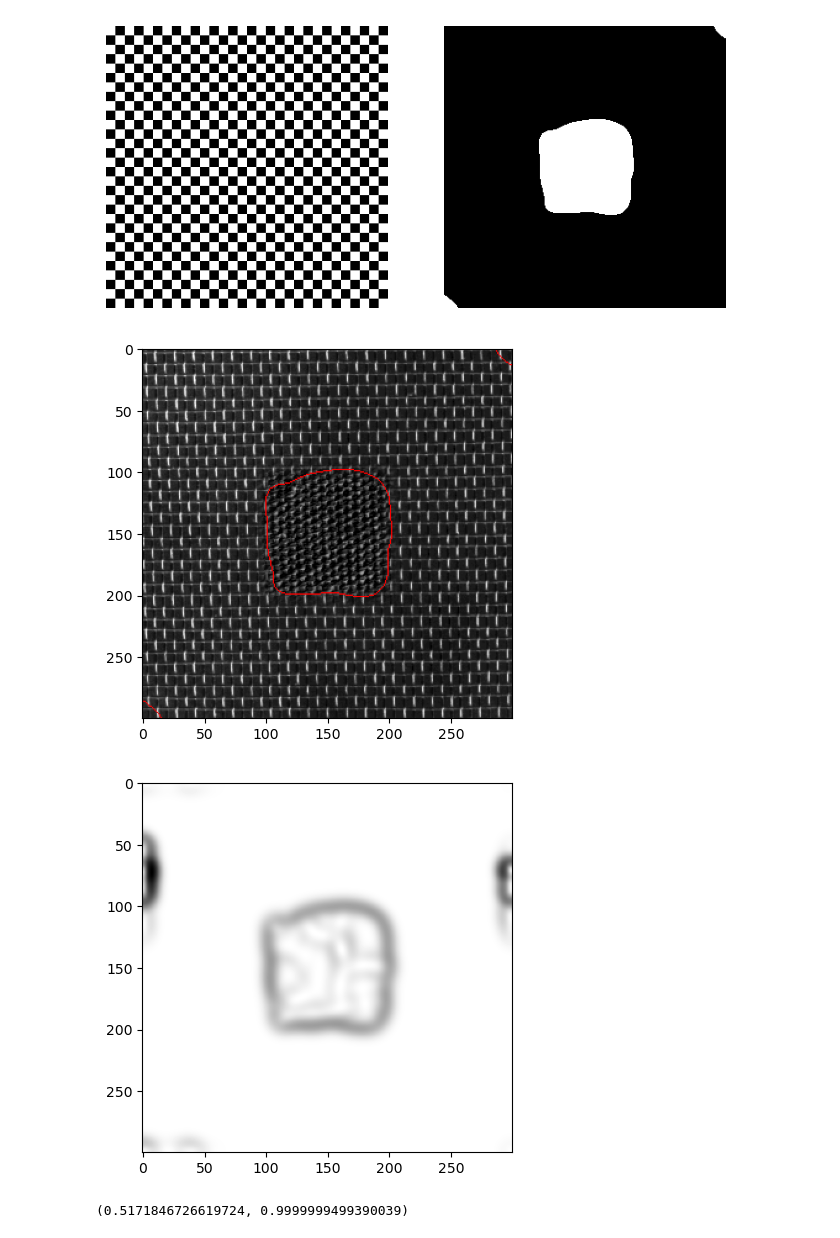
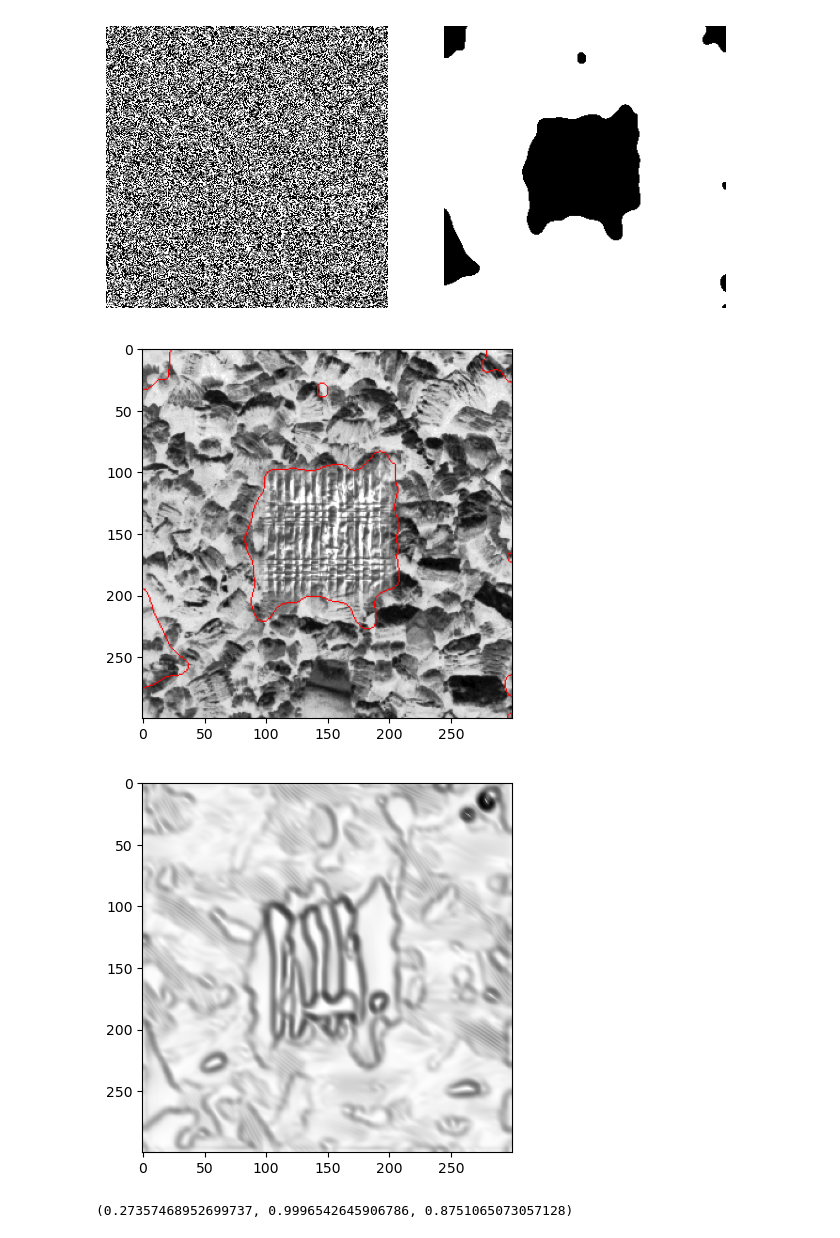
Before and after one commit to guyshapira-academic/texture-segmentation, a Jupyter notebook: notebook.ipynb, the cells around one changed output. Saved outputs shown, nothing was run; the diff lists cells and outputs as text; code cells hidden in the pictures.

```diff
--- a/notebook.ipynb
+++ b/notebook.ipynb
@@ -17,10 +17,11 @@ def approximate_delta(x: NDArray, epsilon: float = 1e-6):
     return np.exp(-x**2 / epsilon**2) / divisor
 # %%
 imsize = 300
-# backgroud_texture_id = 5
-# inner_texture_id = 80
-backgroud_texture_id = 6
-inner_texture_id = 77
+backgroud_texture_id = 5
+inner_texture_id = 80
+# backgroud_texture_id = 17
+# inner_texture_id = 77
+
 
 bg_image_url = f"https://www.ux.uis.no/~tranden/brodatz/D{backgroud_texture_id}.gif"
 texture_image_url = f"https://www.ux.uis.no/~tranden/brodatz/D{inner_texture_id}.gif"
@@ -46,6 +47,11 @@ image /= image.max()
 # image = np.random.normal(image, 0.1)
 image = np.clip(image, 0, 1)
 image = image[0]
+
+image = imageio.imread("zebra_1.png").astype(float) / 255
+image = ski.color.rgb2gray(image[:, :, :3], channel_axis=-1)
+image = image[:500, 50:500]
+image = ski.transform.resize(image, (imsize, imsize))
 plt.imshow(image)
 plt.show()
 # %% [output]
@@ -53,11 +59,11 @@ plt.show()
 # %%
 filter_bank_params = {
-    'num_angles': 16,
+    'num_angles': 20,
     'full_circle': False,
-    'scaling_factor': 0.6,
-    'num_scales': 3,
-    'sigma_x0': 0.10,
-    "sigma_y0": 0.07
+    'scaling_factor': 0.45,
+    'num_scales': 4,
+    'sigma_x0': 0.15,
+    "sigma_y0": 0.06
 }
 
 arr = gabor.plot_gabor_filter_bank_fft_fwhm(300, **filter_bank_params)
@@ -102,13 +108,18 @@ plt.show()
 features, hl_features, names = gabor.gabor_features(image, filter_bank_params)
 hl_features -= hl_features.mean(axis=(-2, -1), keepdims=True)
 hl_features /= (hl_features.std(axis=(-2, -1), keepdims=True) + 1e-6)
-hl_features_post = gabor.features_post_process(hl_features, sigma=7, diffusion_eta=0.1, diffusion_steps=20)
+hl_features_post = gabor.features_post_process(hl_features, sigma=3, diffusion_eta=0.1, diffusion_steps=20)
 # hl_features_post = sp.ndimage.gaussian_filter(hl_features_post, sigma=(0, 5, 5))
 fig, axs = plt.subplots(nrows=1, ncols=5, figsize=(20, 4))
 for i in range(5):
     axs[i].imshow(hl_features_post[i])
     axs[i].axis("off")
 plt.tight_layout()
+plt.show()
 
+g = segment.isotropic_metric(hl_features_post)
+E = np.sqrt(g)
+plt.imshow(E, cmap="bwr")
+plt.tight_layout()
 plt.show()
 # %% [output]
@@ -145,35 +146,38 @@ plt.show()
 # %%
-phi0 = 2 * ski.segmentation.checkerboard_level_set((300, 300), 10).astype(float) - 1
+# phi0 = 2 * ski.segmentation.checkerboard_level_set((300, 300), 10).astype(float) - 1
 # phi0 = 2 * ski.segmentation.disk_level_set(image_shape=(300, 300)).astype(float) - 1
-phi0 = sp.ndimage.gaussian_filter(phi0, sigma=5)
-res = segment.vector_chan_vase(hl_features_post, phi0, eta=1, it=100, lambda_c=0.5, mu=0.3, combined_mathod=True)
+# phi0 = sp.ndimage.gaussian_filter(phi0, sigma=5)
+phi0 = np.random.randn(*hl_features_post.shape[-2:]) * 0.1
+feats = np.abs(gabor_features_complex).reshape(-1, imsize, imsize)
+feats_post = gabor.features_post_process(feats, sigma=1, diffusion_eta=0.1, diffusion_steps=10)
+res = segment.vector_chan_vase(feats_post, phi0, eta=0.1, it=200, lambda_c=0.5, mu=0.9, combined_mathod=True)
 
 
 segmented_region = 2 * (res["phi"] <= 0).astype(float) - 1
 segmented_region = sp.ndimage.gaussian_filter(segmented_region, sigma=2) <=0
 
 fig, axs = plt.subplots(nrows=1, ncols=2, figsize=(8, 4))
 axs[0].imshow(phi0 <= 0)
 axs[1].imshow(segmented_region)
 axs[0].axis("off")
 axs[1].axis("off")
 plt.show()
 
 # phi_f = ski.segmentation.clear_border(phi_f, buffer_size=2)
 bound = ski.segmentation.mark_boundaries(image, segmented_region, color=(1, 0, 0)).astype(float)
 plt.imshow(bound)
 plt.show()
 
 plt.imshow(res["h"])
 plt.show()
 # %% [output]
-[figure, old version]
+[figure, new version]
-[figure, old version]
+[figure, new version]
-[figure, old version]
+[figure, new version]
 # %%
-res["h"].min(), res["h"].max()
+res["h"].min(), res["h"].max(), res["h"].mean()
 # %% [output]
-(0.5171846726619724, 0.9999999499390039)
+(0.27357468952699737, 0.9996542645906786, 0.8751065073057128)
 # %%
 m, k, h, w = gabor_features_complex.shape
 X = np.abs(gabor_features_complex).reshape(-1, *gabor_features_complex.shape[-2:])
```
Also changed, not shown: parts of 10 cells of this notebook, 3 other files.
